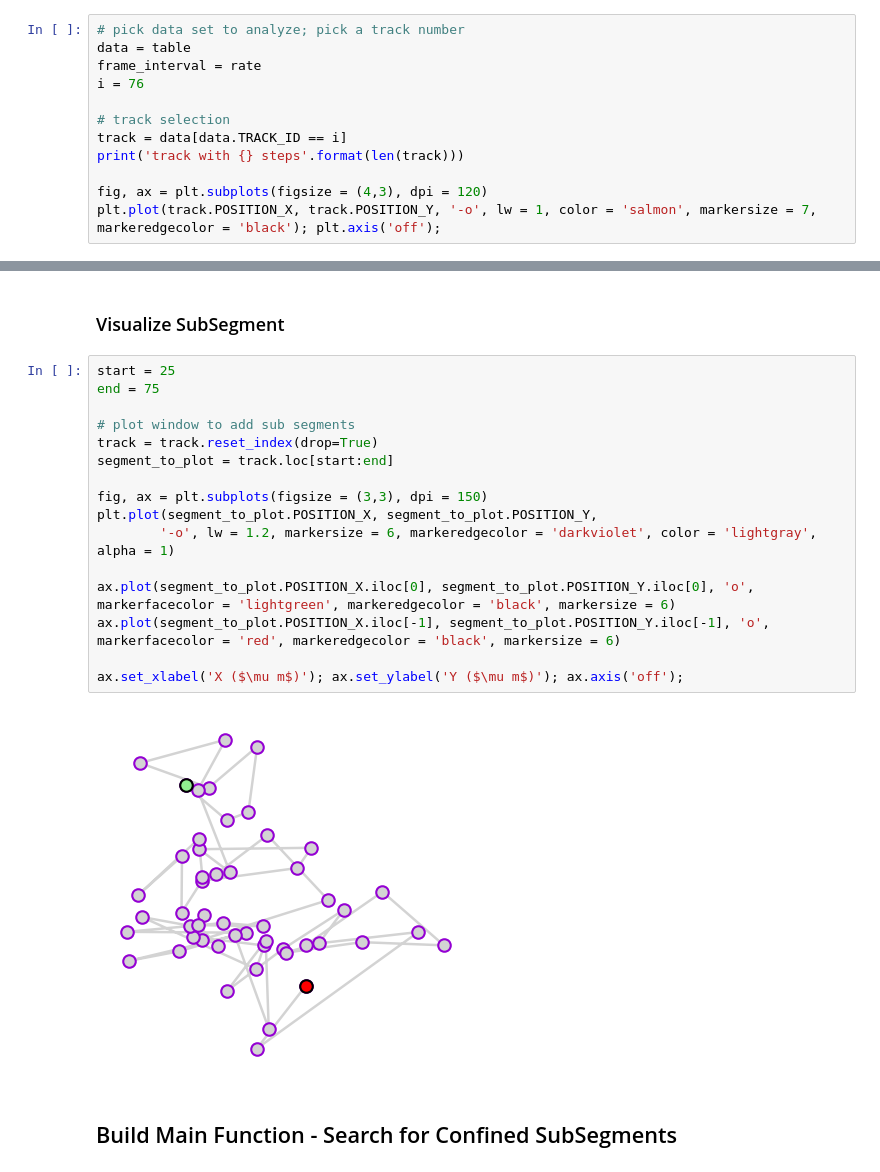
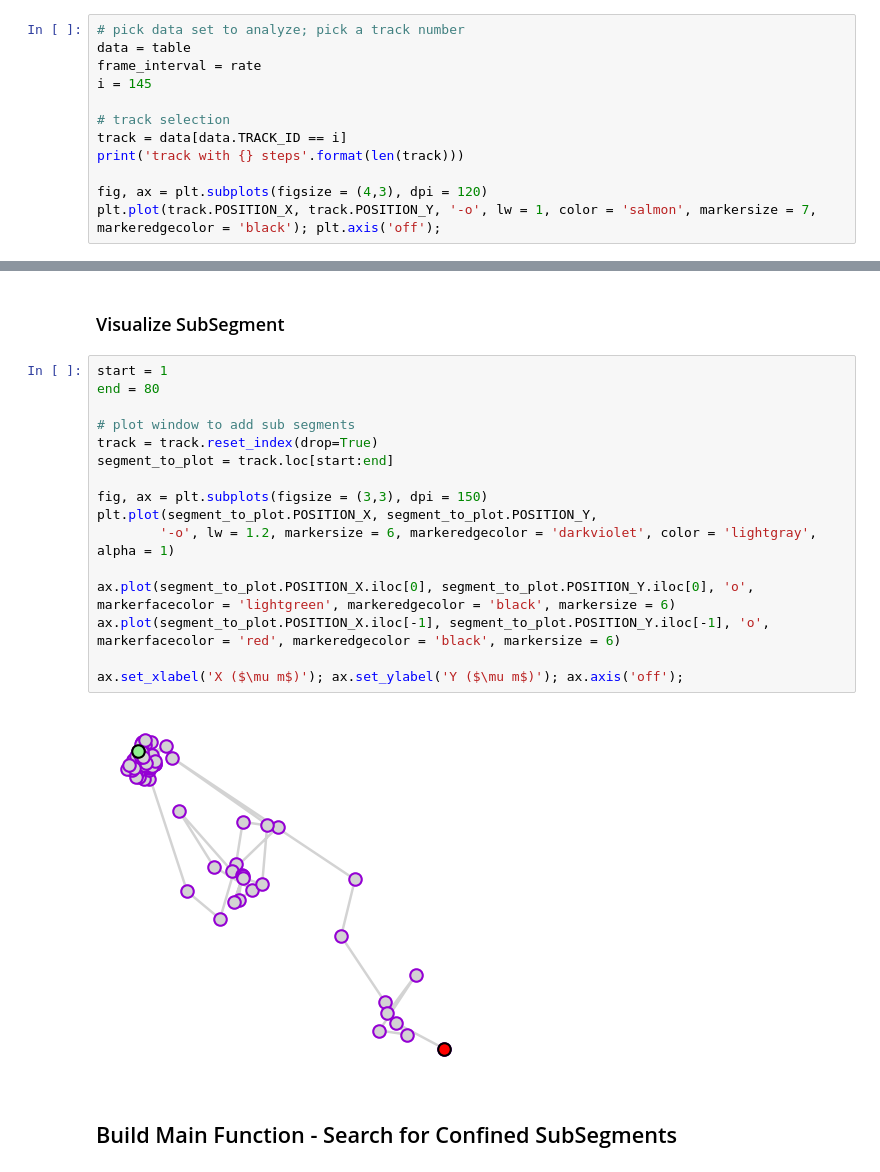
Before and after one commit to paulocaldas/loose-lab-tools, a Jupyter notebook: trajectory-subsegment-classification_ConfinementRatioTest_v2021.ipynb, the cells around one changed output, grey strips where cells are left out. Cells and saved outputs as stored; diff of their text form.

```diff
--- a/trajectory-subsegment-classification_ConfinementRatioTest_v2021.ipynb
+++ b/trajectory-subsegment-classification_ConfinementRatioTest_v2021.ipynb
@@ -246,7 +246,7 @@ table = FilterTracks(table, 30)
 # pick data set to analyze; pick a track number
 data = table
 frame_interval = rate
-i = 76
+i = 145
 
 # track selection
 track = data[data.TRACK_ID == i]
@@ -395,23 +394,23 @@ ax.yaxis.set_major_formatter(FormatStrFormatter('%.1f'));
 # %% [markdown]
 ### Visualize SubSegment
 # %%
-start = 25
-end = 75
+start = 1
+end = 80
 
 # plot window to add sub segments
 track = track.reset_index(drop=True)
 segment_to_plot = track.loc[start:end]
 
 fig, ax = plt.subplots(figsize = (3,3), dpi = 150)
 plt.plot(segment_to_plot.POSITION_X, segment_to_plot.POSITION_Y,
         '-o', lw = 1.2, markersize = 6, markeredgecolor = 'darkviolet', color = 'lightgray', alpha = 1)
 
 ax.plot(segment_to_plot.POSITION_X.iloc[0], segment_to_plot.POSITION_Y.iloc[0], 'o', markerfacecolor = 'lightgreen', markeredgecolor = 'black', markersize = 6)
 ax.plot(segment_to_plot.POSITION_X.iloc[-1], segment_to_plot.POSITION_Y.iloc[-1], 'o', markerfacecolor = 'red', markeredgecolor = 'black', markersize = 6)
 
 ax.set_xlabel('X ($\mu m$)'); ax.set_ylabel('Y ($\mu m$)'); ax.axis('off');
 # %% [output]
-[figure, old version]
+[figure, new version]
 # %% [markdown]
 ## Build Main Function - Search for Confined SubSegments
 # %%
```
Also changed, not shown: parts of 11 cells of this notebook.
